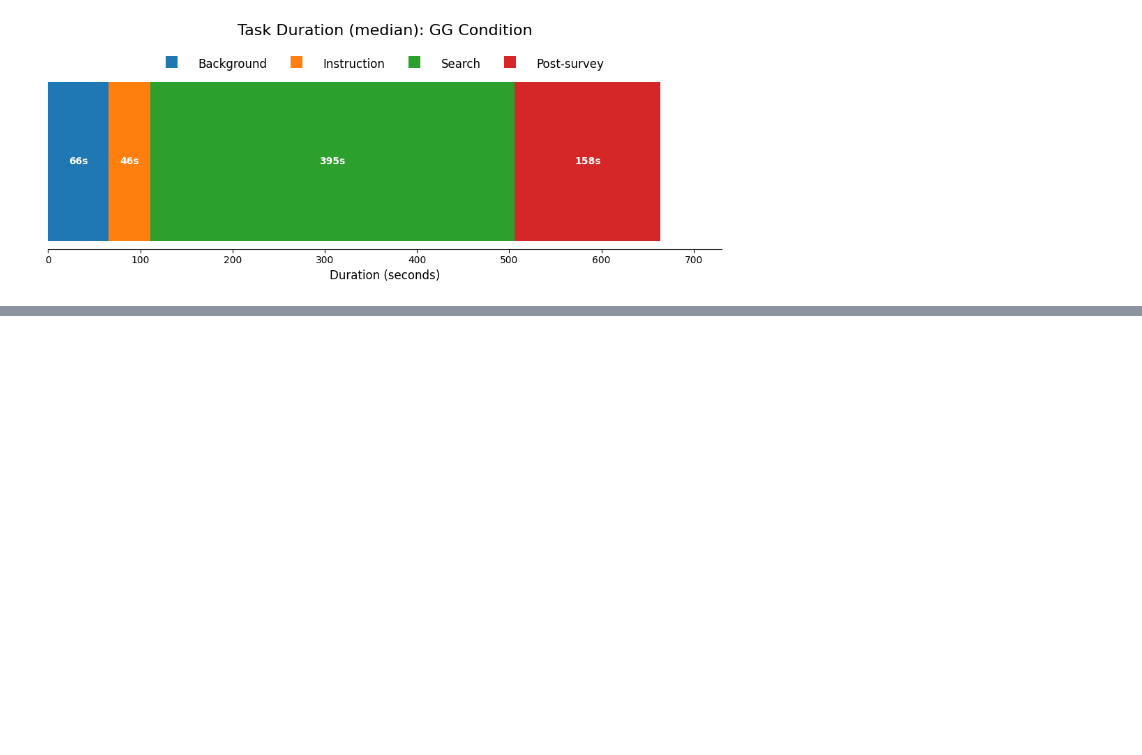
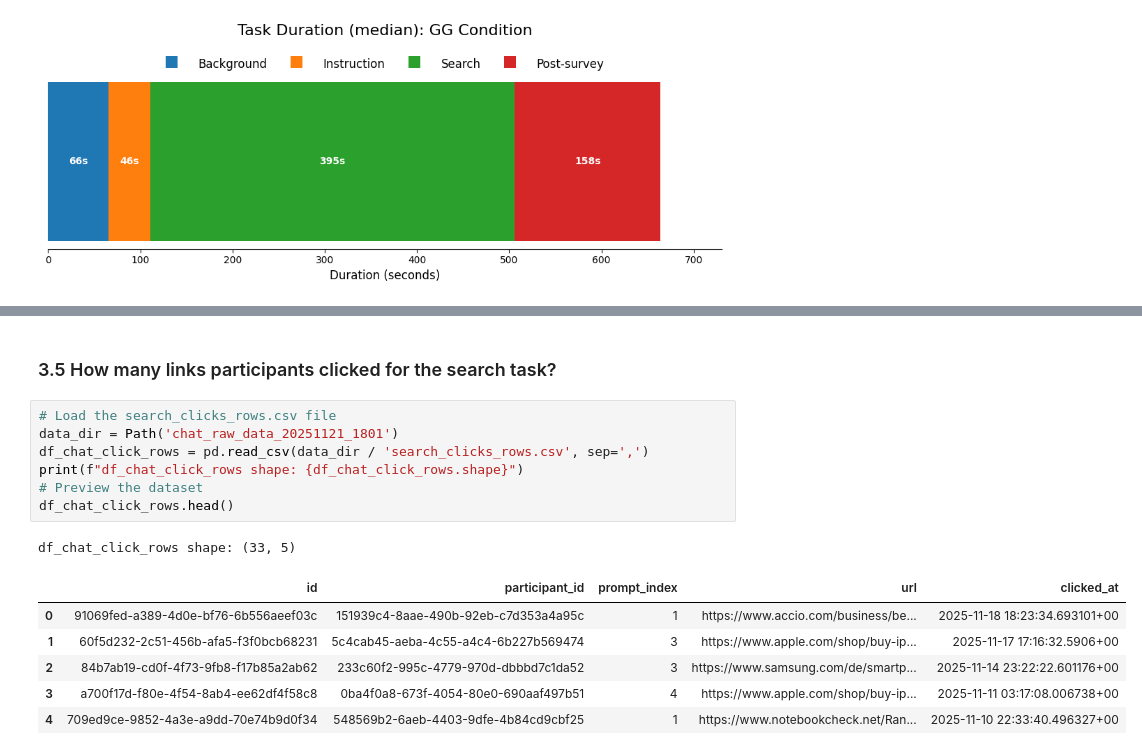
Before and after one commit to kaki1995/Advanced-Project-Study-TUM-GG-Istanbul, a Jupyter notebook: exploratory_analysis_visualization.ipynb, the cells around one changed output, grey strips where cells are left out. Cells and saved outputs as stored; diff of their text form; blank space fills up the shorter version.

```diff
--- a/exploratory_analysis_visualization.ipynb
+++ b/exploratory_analysis_visualization.ipynb
@@ -1607,0 +1678,17 @@ df_search_rows shape after processing: (170, 8)
+# %% [markdown]
+### 3.5 How many links participants clicked for the search task?
+# %%
+# Load the search_clicks_rows.csv file
+data_dir = Path('chat_raw_data_20251121_1801')
+df_chat_click_rows = pd.read_csv(data_dir / 'search_clicks_rows.csv', sep=',')
+print(f"df_chat_click_rows shape: {df_chat_click_rows.shape}")
+# Preview the dataset
+df_chat_click_rows.head()
+# %% [output]
+df_chat_click_rows shape: (33, 5)
+|  | id | participant_id | prompt_index | url | clicked_at |
+| 0 | 91069fed-a389-4d0e-bf76-6b556aeef03c | 151939c4-8aae-490b-92eb-c7d353a4a95c | 1 | https://www.accio.com/business/be... | 2025-11-18 18:23:34.693101+00 |
+| 1 | 60f5d232-2c51-456b-afa5-f3f0bcb68231 | 5c4cab45-aeba-4c55-a4c4-6b227b569474 | 3 | https://www.apple.com/shop/buy-ip... | 2025-11-17 17:16:32.5906+00 |
+| 2 | 84b7ab19-cd0f-4f73-9fb8-f17b85a2ab62 | 233c60f2-995c-4779-970d-dbbbd7c1da52 | 3 | https://www.samsung.com/de/smartp... | 2025-11-14 23:22:22.601176+00 |
+| 3 | a700f17d-f80e-4f54-8ab4-ee62df4f58c8 | 0ba4f0a8-673f-4054-80e0-690aaf497b51 | 4 | https://www.apple.com/shop/buy-ip... | 2025-11-11 03:17:08.006738+00 |
+| 4 | 709ed9ce-9852-4a3e-a9dd-70e74b9d0f34 | 548569b2-6aeb-4403-9dfe-4b84cd9cbf25 | 1 | https://www.notebookcheck.net/Ran... | 2025-11-10 22:33:40.496327+00 |
```
Also changed, not shown: parts of 13 cells of this notebook.
